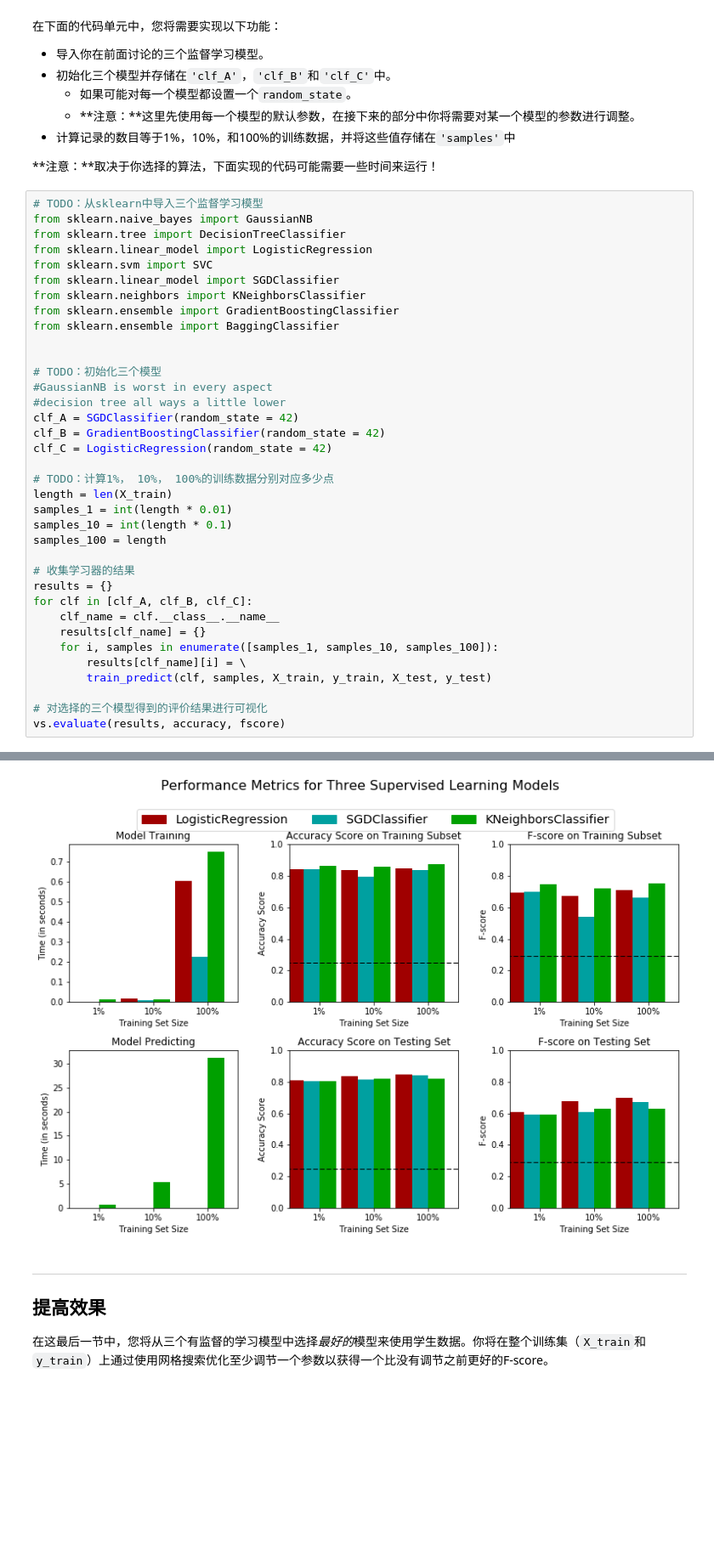
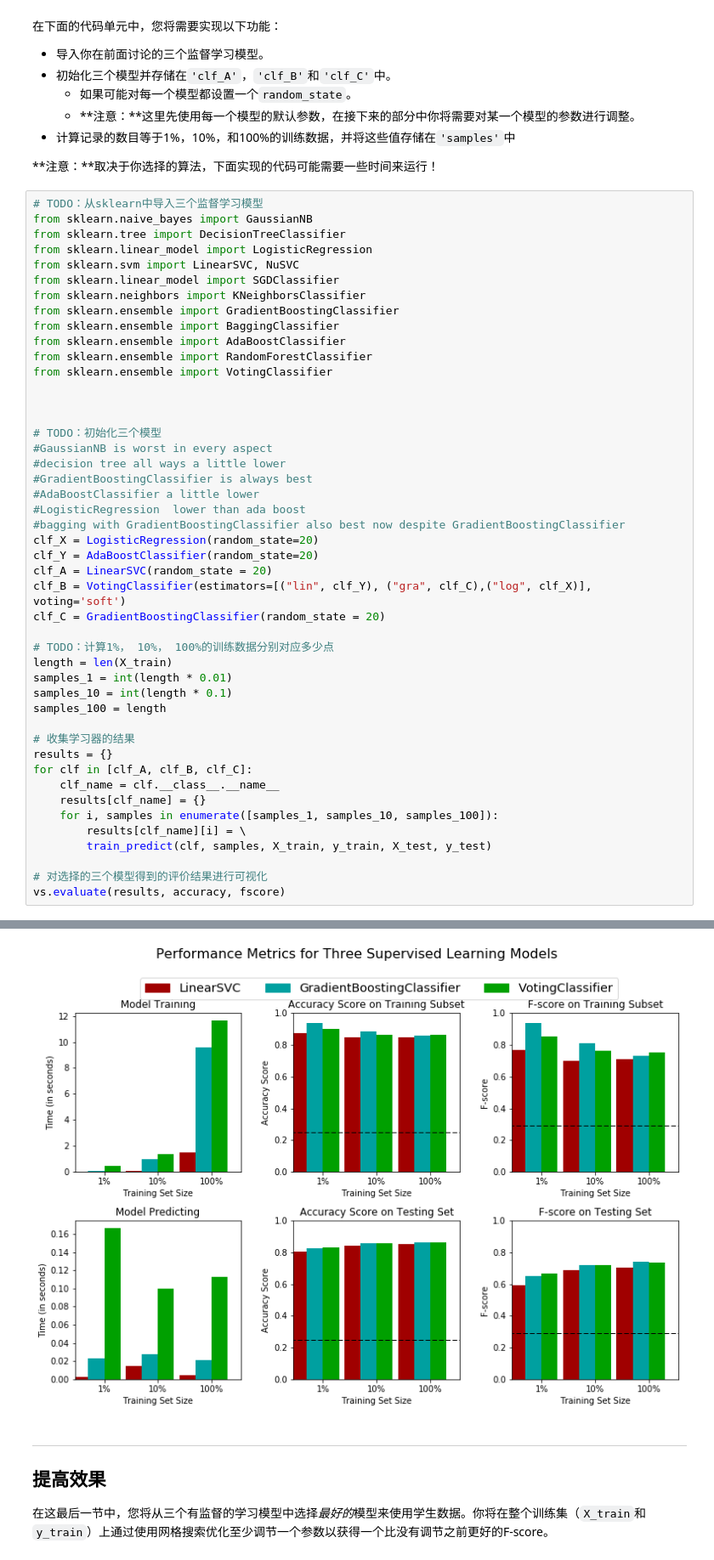
Before and after one commit to muryliang/python_prac, a Jupyter notebook: finding_donors.ipynb, the cells around one changed output, grey strips where cells are left out. Shown: that part at 85% size. Cells and saved outputs as stored; diff of their text form; blank space fills up the shorter version.

```diff
--- a/finding_donors.ipynb
+++ b/finding_donors.ipynb
@@ -301,19 +302,29 @@ def train_predict(learner, sample_size, X_train, y_train, X_test, y_test):
 from sklearn.naive_bayes import GaussianNB
 from sklearn.tree import DecisionTreeClassifier
 from sklearn.linear_model import LogisticRegression
-from sklearn.svm import SVC
+from sklearn.svm import LinearSVC, NuSVC
 from sklearn.linear_model import SGDClassifier
 from sklearn.neighbors import KNeighborsClassifier
 from sklearn.ensemble import GradientBoostingClassifier
 from sklearn.ensemble import BaggingClassifier
+from sklearn.ensemble import AdaBoostClassifier
+from sklearn.ensemble import RandomForestClassifier
+from sklearn.ensemble import VotingClassifier
+
 
 
 # TODO：初始化三个模型
 #GaussianNB is worst in every aspect
 #decision tree all ways a little lower
-clf_A = SGDClassifier(random_state = 42)
-clf_B = GradientBoostingClassifier(random_state = 42)
-clf_C = LogisticRegression(random_state = 42)
+#GradientBoostingClassifier is always best
+#AdaBoostClassifier a little lower
+#LogisticRegression  lower than ada boost
+#bagging with GradientBoostingClassifier also best now despite GradientBoostingClassifier
+clf_X = LogisticRegression(random_state=20)
+clf_Y = AdaBoostClassifier(random_state=20)
+clf_A = LinearSVC(random_state = 20)
+clf_B = VotingClassifier(estimators=[("lin", clf_Y), ("gra", clf_C),("log", clf_X)], voting='soft')
+clf_C = GradientBoostingClassifier(random_state = 20)
 
 # TODO：计算1%， 10%， 100%的训练数据分别对应多少点
 length = len(X_train)
@@ -345,4 +365,4 @@ LogisticRegression trained on 36177 samples.
-[figure, old version]
+[figure, new version]
 # %% [markdown]
 ----
 ## 提高效果
```
Also changed, not shown: parts of 3 cells of this notebook, 1 other file.
